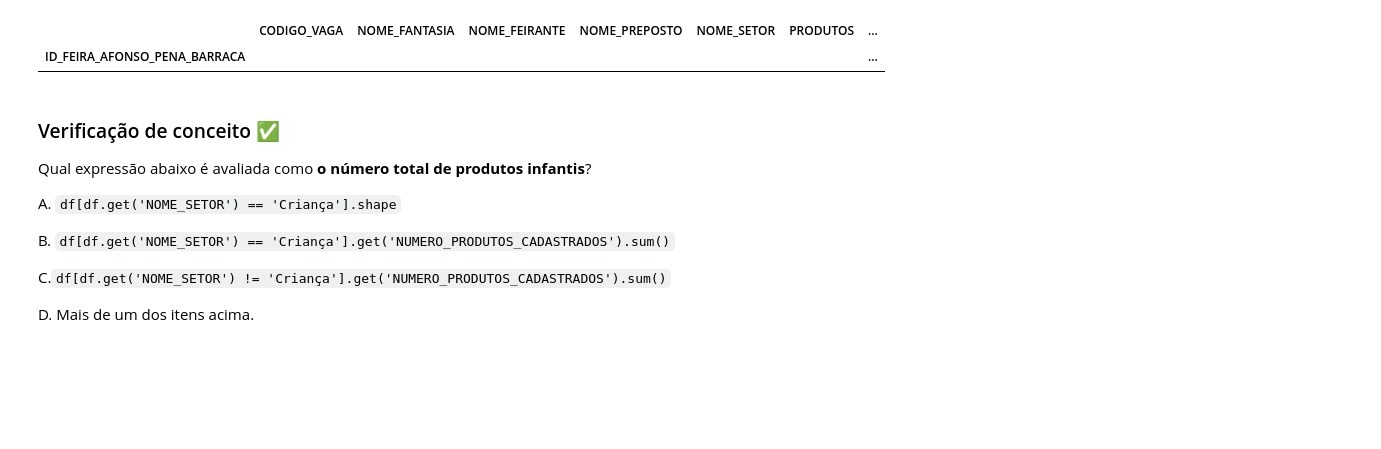
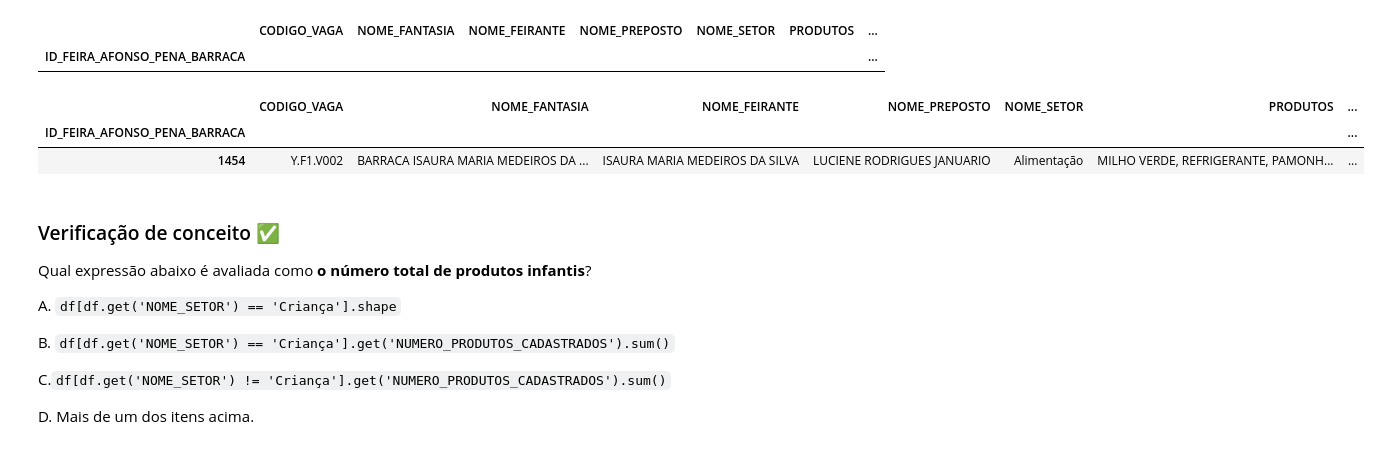
Before and after one commit to raphhax/FundamentosCienciaDados, a Jupyter notebook: Teorias/groupBy/groupBy.ipynb, the cells around one changed output. Drawn from its saved outputs; the diff is of its cells as text; code cells hidden in the pictures; blank space fills up the shorter version.

```diff
--- a/Teorias/groupBy/groupBy.ipynb
+++ b/Teorias/groupBy/groupBy.ipynb
@@ -153,6 +200,12 @@ df[df.get('NOME_FEIRANTE') == 'FLAVIO FIGUEIREDO']
 # %% [output]
 |  | CODIGO_VAGA | NOME_FANTASIA | NOME_FEIRANTE | NOME_PREPOSTO | NOME_SETOR | PRODUTOS | ... |
 | ID_FEIRA_AFONSO_PENA_BARRACA |  |  |  |  |  |  | ... |
+# %%
+df[df.get('NOME_FEIRANTE') == 'ISAURA MARIA MEDEIROS DA SILVA']
+# %% [output]
+|  | CODIGO_VAGA | NOME_FANTASIA | NOME_FEIRANTE | NOME_PREPOSTO | NOME_SETOR | PRODUTOS | ... |
+| ID_FEIRA_AFONSO_PENA_BARRACA |  |  |  |  |  |  | ... |
+| 1454 | Y.F1.V002 | BARRACA ISAURA MARIA MEDEIROS DA ... | ISAURA MARIA MEDEIROS DA SILVA | LUCIENE RODRIGUES JANUARIO | Alimentação | MILHO VERDE, REFRIGERANTE, PAMONH... | ... |
 # %% [markdown]
 ### Verificação de conceito ✅
 
```
Also changed, not shown: parts of 19 cells of this notebook, 1 other file.
